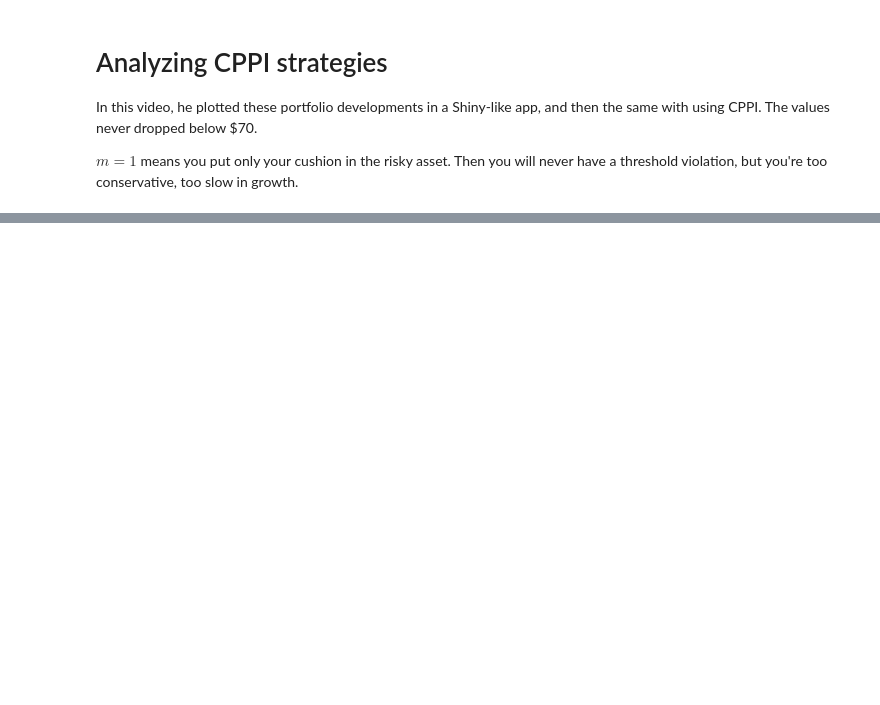
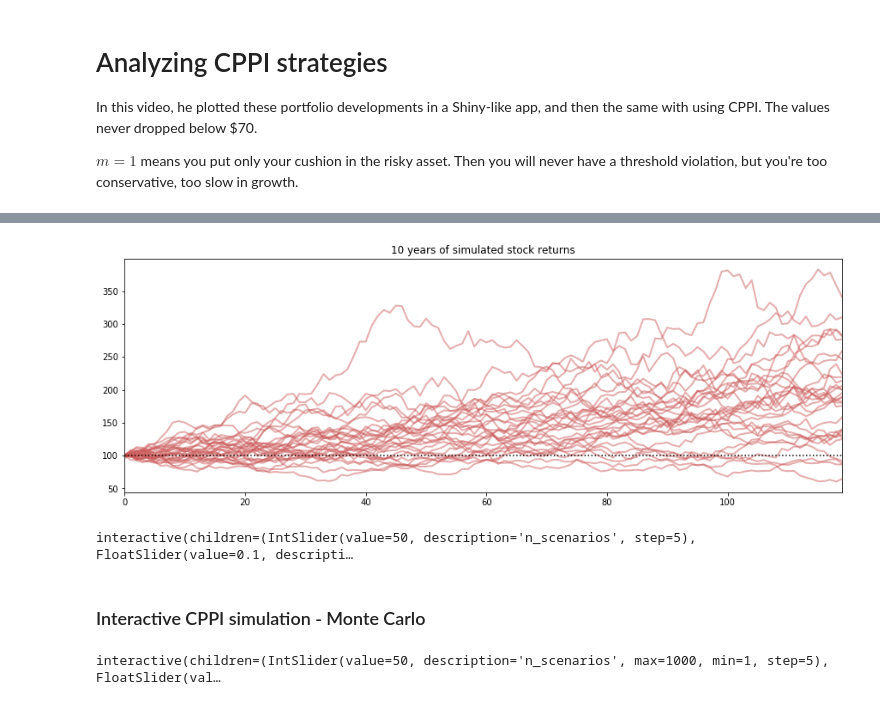
Before and after one commit to AlexEngelhardt-old/courses, a Jupyter notebook: investment-management-python-machine-learning/Course 1 - Introduction to Portfolio Construction and Analysis with Python/Week 3 - Beyond Diversification/Section 2 - Monte Carlo Simulation.ipynb, the cells around one changed output, grey strips where cells are left out. Saved outputs shown, nothing was run; the diff lists cells and outputs as text; code cells hidden in the pictures; blank space fills up the shorter version.

```diff
--- a/investment-management-python-machine-learning/Course 1 - Introduction to Portfolio Construction and Analysis with Python/Week 3 - Beyond Diversification/Section 2 - Monte Carlo Simulation.ipynb
+++ b/investment-management-python-machine-learning/Course 1 - Introduction to Portfolio Construction and Analysis with Python/Week 3 - Beyond Diversification/Section 2 - Monte Carlo Simulation.ipynb
@@ -121,0 +140,18 @@ $m=1$ means you put only your cushion in the risky asset. Then you will never ha
+# %%
+def show_gbm(n_scenarios, mu, sigma):
+    """
+    Draw the results of a stock price eveolution under a Geometric
+    Brownian Motion model
+    """
+
+    s_0 = 100
+    prices = erk.gbm(n_scenarios=n_scenarios, mu=mu, sigma=sigma, s_0=s_0)
+    ax = prices.plot(legend=False, color="indianred", alpha=0.5, linewidth=2, figsize=(15,5),
+                    title="10 years of simulated stock returns")
+    ax.axhline(y=s_0, ls=":", color="black")
+    # draw a dot at the origin
+    ax.plot(0, s_0, marker="o", color="darkred", alpha=0.2)
+# %%
+show_gbm(30, 0.07, 0.15)
+# %% [output]
+[figure, added]
@@ -121,0 +165,6 @@ $m=1$ means you put only your cushion in the risky asset. Then you will never ha
+# %%
+display(gbm_controls)
+# %% [output]
+interactive(children=(IntSlider(value=50, description='n_scenarios', step=5), FloatSlider(value=0.1, descripti…
+# %% [markdown]
+### Interactive CPPI simulation - Monte Carlo
@@ -121,0 +187,30 @@ $m=1$ means you put only your cushion in the risky asset. Then you will never ha
+# %%
+def show_cppi(n_scenarios=50, mu=0.07, sigma=0.15, m=3, floor=0., riskfree_rate=0.03, y_max=100):
+    """
+    Plot the results of a Monte Carlo Simulation of CPPI
+    """
+    start = 100
+    sim_rets = erk.gbm(n_scenarios=n_scenarios, mu=mu, sigma=sigma, prices=False, steps_per_year=12)
+    risky_r = pd.DataFrame(sim_rets)
+    # get the "back"-test results (btr):
+    btr = erk.run_cppi(risky_r=pd.DataFrame(risky_r),riskfree_rate=riskfree_rate,m=m, start=start, floor=floor)
+    wealth = btr["Wealth"]
+    y_max=wealth.values.max()*y_max/100
+    ax = wealth.plot(legend=False, alpha=0.3, color="indianred", figsize=(12, 6))
+    ax.axhline(y=start, ls=":", color="black")
+    ax.axhline(y=start*floor, ls="--", color="red")
+    ax.set_ylim(top=y_max)
+
+cppi_controls = widgets.interactive(show_cppi,
+                                   n_scenarios=widgets.IntSlider(min=1, max=1000, step=5, value=50),
+                                   mu=(0., +.2, .01),
+                                   sigma=(0, .30, .05),
+                                   floor=(0, 2, .1),
+                                   m=(1, 5, .5),
+                                   riskfree_rate=(0, .05, .01),
+                                   y_max=widgets.IntSlider(min=0, max=100, step=1, value=100,
+                                                          description="Zoom Y Axis")
+)
+display(cppi_controls)
+# %% [output]
+interactive(children=(IntSlider(value=50, description='n_scenarios', max=1000, min=1, step=5), FloatSlider(val…
```
Also changed, not shown: parts of 14 cells of this notebook, 1 other file.
